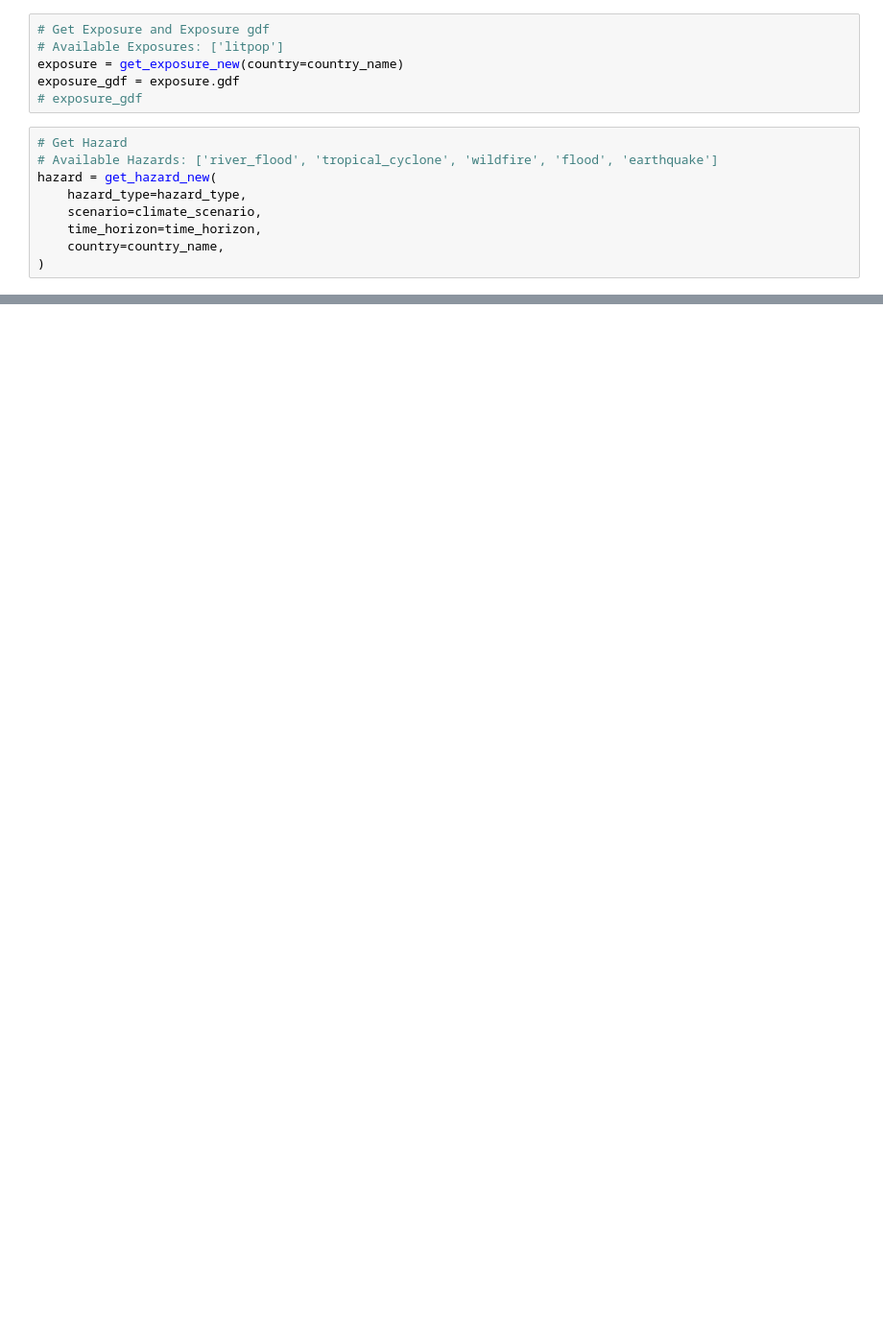
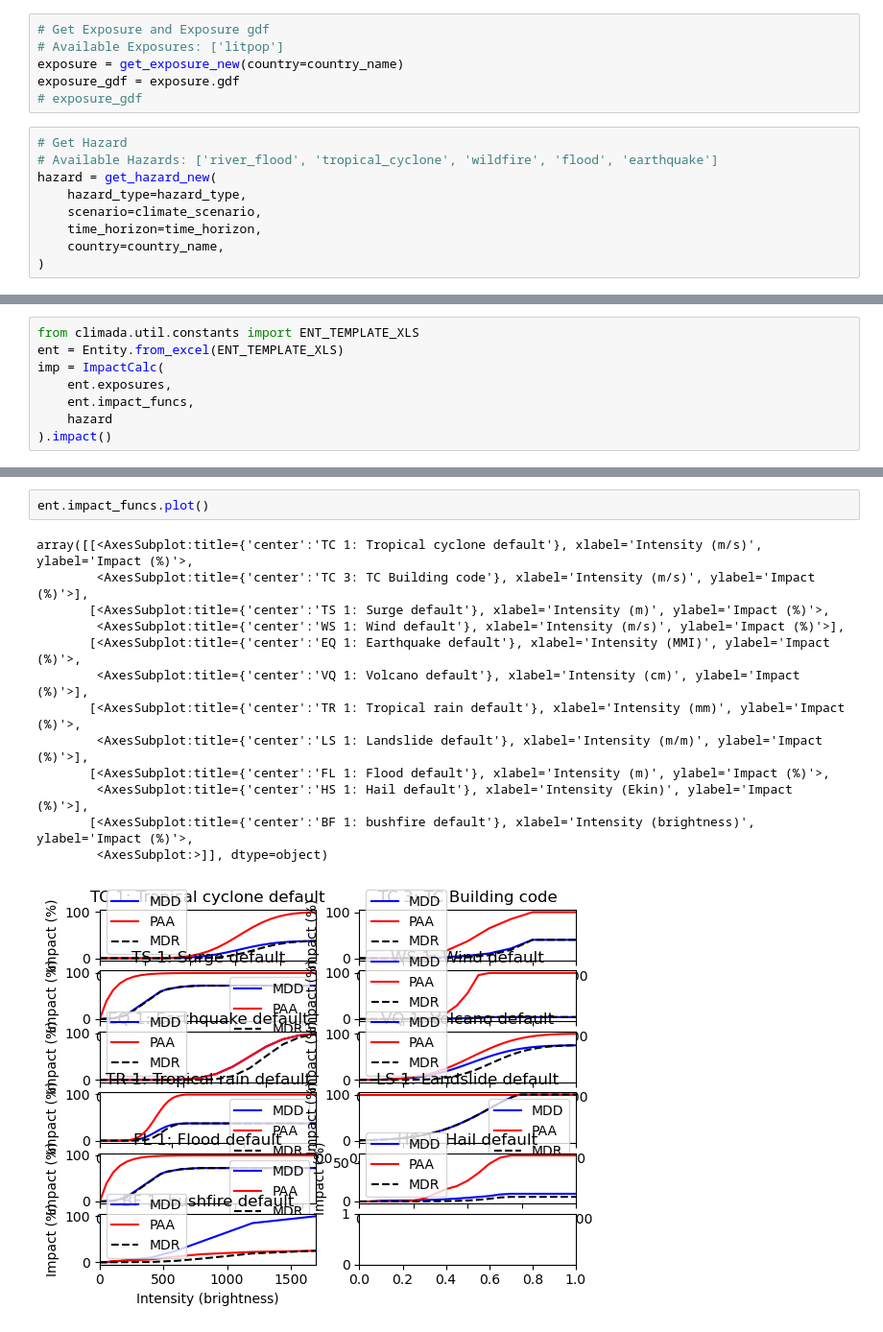
Before and after one commit to gkalomalos/ERA_projects_SWORD, a Jupyter notebook: backend/dev.ipynb, the cells around one changed output, grey strips where cells are left out. Shown at 96% size. Saved outputs shown, nothing was run; the diff lists cells and outputs as text; blank space fills up the shorter version.

```diff
--- a/backend/dev.ipynb
+++ b/backend/dev.ipynb
@@ -141,0 +162,8 @@ impact = calculate_impact(exposure, hazard, impact_function_set)
+# %%
+from climada.util.constants import ENT_TEMPLATE_XLS
+ent = Entity.from_excel(ENT_TEMPLATE_XLS)
+imp = ImpactCalc(
+    ent.exposures,
+    ent.impact_funcs,
+    hazard
+).impact()
@@ -141,0 +179,16 @@ impact = calculate_impact(exposure, hazard, impact_function_set)
+# %%
+ent.impact_funcs.plot()
+# %% [output]
+array([[<AxesSubplot:title={'center':'TC 1: Tropical cyclone default'}, xlabel='Intensity (m/s)', ylabel='Impact (%)'>,
+        <AxesSubplot:title={'center':'TC 3: TC Building code'}, xlabel='Intensity (m/s)', ylabel='Impact (%)'>],
+       [<AxesSubplot:title={'center':'TS 1: Surge default'}, xlabel='Intensity (m)', ylabel='Impact (%)'>,
+        <AxesSubplot:title={'center':'WS 1: Wind default'}, xlabel='Intensity (m/s)', ylabel='Impact (%)'>],
+       [<AxesSubplot:title={'center':'EQ 1: Earthquake default'}, xlabel='Intensity (MMI)', ylabel='Impact (%)'>,
+        <AxesSubplot:title={'center':'VQ 1: Volcano default'}, xlabel='Intensity (cm)', ylabel='Impact (%)'>],
+       [<AxesSubplot:title={'center':'TR 1: Tropical rain default'}, xlabel='Intensity (mm)', ylabel='Impact (%)'>,
+        <AxesSubplot:title={'center':'LS 1: Landslide default'}, xlabel='Intensity (m/m)', ylabel='Impact (%)'>],
+       [<AxesSubplot:title={'center':'FL 1: Flood default'}, xlabel='Intensity (m)', ylabel='Impact (%)'>,
+        <AxesSubplot:title={'center':'HS 1: Hail default'}, xlabel='Intensity (Ekin)', ylabel='Impact (%)'>],
+       [<AxesSubplot:title={'center':'BF 1: bushfire default'}, xlabel='Intensity (brightness)', ylabel='Impact (%)'>,
+        <AxesSubplot:>]], dtype=object)
+[figure, added]
```
Also changed, not shown: parts of 8 cells of this notebook.
